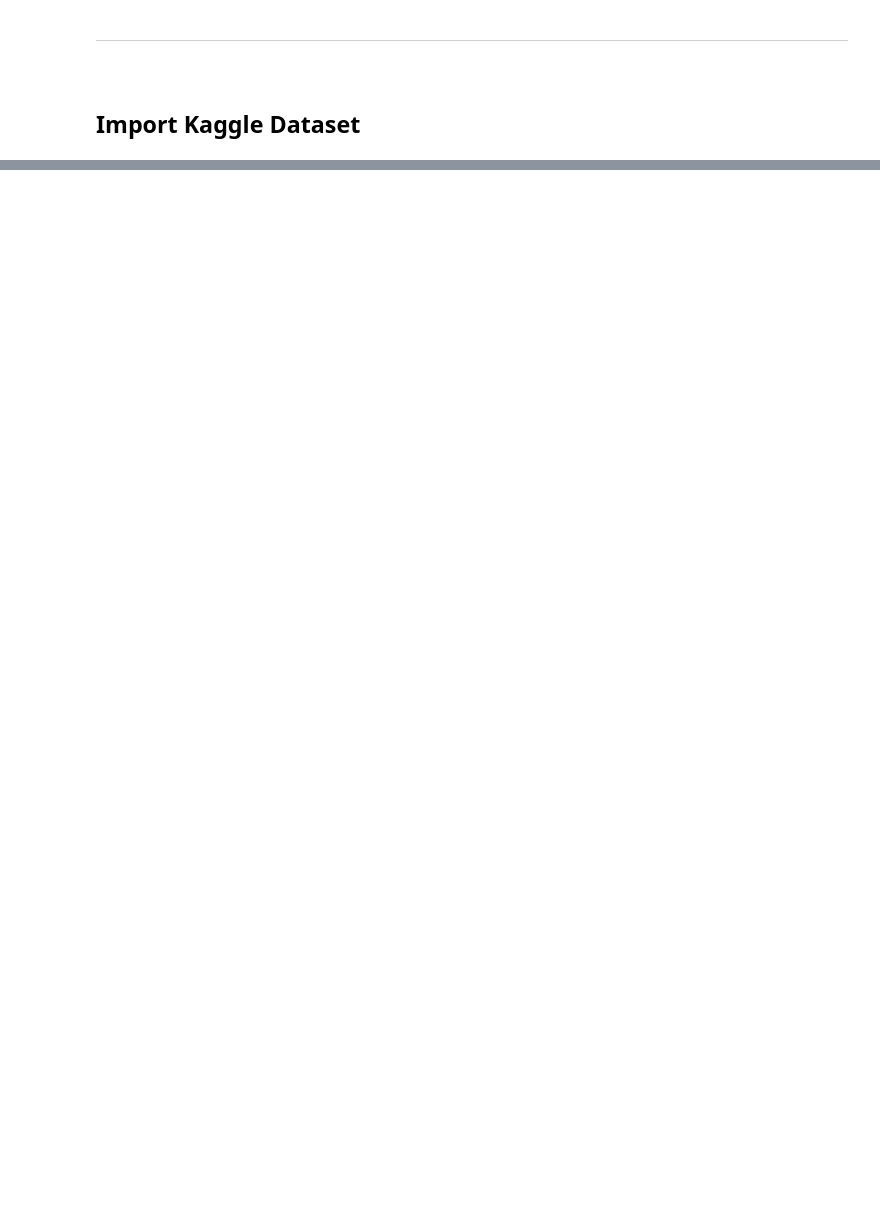
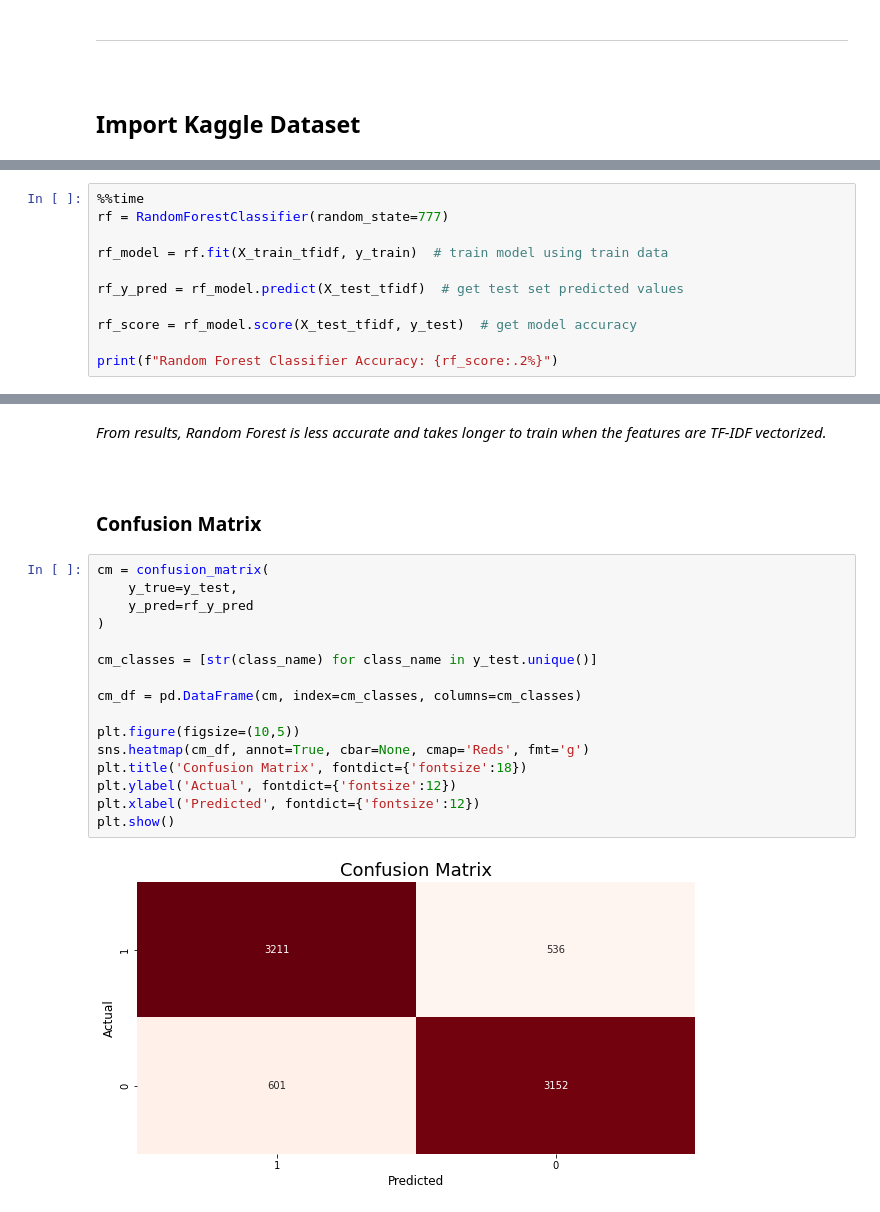
Before and after one commit to Hakuna-Patata/BU_MSDS_PTW, a Jupyter notebook: DSC 550 - Data Mining/Assignments/Week 5.ipynb, the cells around one changed output, grey strips where cells are left out. Drawn from its saved outputs; the diff is of its cells as text; blank space fills up the shorter version.

```diff
--- a/DSC 550 - Data Mining/Assignments/Week 5.ipynb
+++ b/DSC 550 - Data Mining/Assignments/Week 5.ipynb
@@ -375,0 +322,11 @@ From the analysis, $R^2$ for the OLS model was `0.83` for the training set and `
+# %%
+%%time
+rf = RandomForestClassifier(random_state=777)
+
+rf_model = rf.fit(X_train_tfidf, y_train)  # train model using train data
+
+rf_y_pred = rf_model.predict(X_test_tfidf)  # get test set predicted values
+
+rf_score = rf_model.score(X_test_tfidf, y_test)  # get model accuracy
+
+print(f"Random Forest Classifier Accuracy: {rf_score:.2%}")
@@ -375,0 +337,24 @@ From the analysis, $R^2$ for the OLS model was `0.83` for the training set and `
+# %% [markdown]
+*From results, Random Forest is less accurate and takes longer to train when the features are TF-IDF vectorized.*
+# %% [markdown]
+<br>
+
+### Confusion Matrix
+# %%
+cm = confusion_matrix(
+    y_true=y_test,
+    y_pred=rf_y_pred
+)
+
+cm_classes = [str(class_name) for class_name in y_test.unique()]
+
+cm_df = pd.DataFrame(cm, index=cm_classes, columns=cm_classes)
+
+plt.figure(figsize=(10,5))
+sns.heatmap(cm_df, annot=True, cbar=None, cmap='Reds', fmt='g')
+plt.title('Confusion Matrix', fontdict={'fontsize':18})
+plt.ylabel('Actual', fontdict={'fontsize':12})
+plt.xlabel('Predicted', fontdict={'fontsize':12})
+plt.show()
+# %% [output]
+[figure, added]
```
Also changed, not shown: parts of 69 cells of this notebook, 2 other files.
